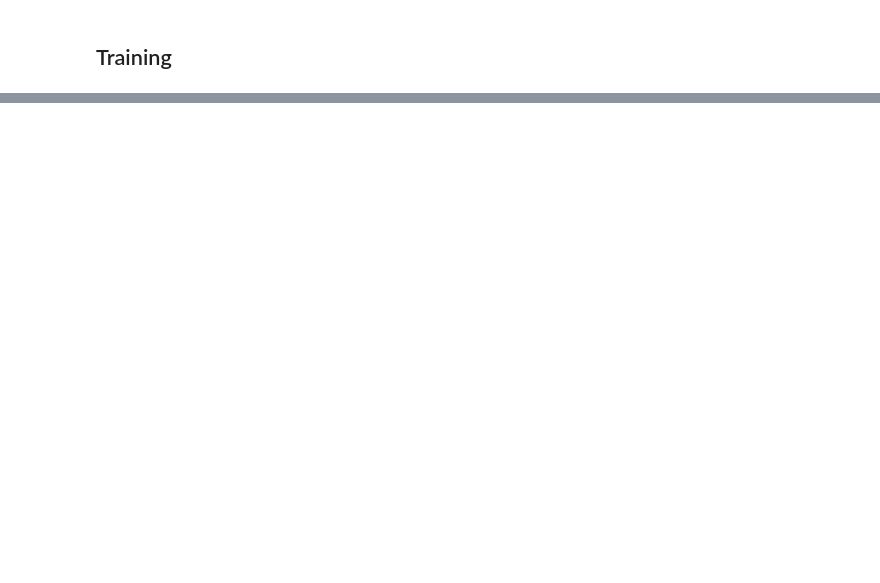
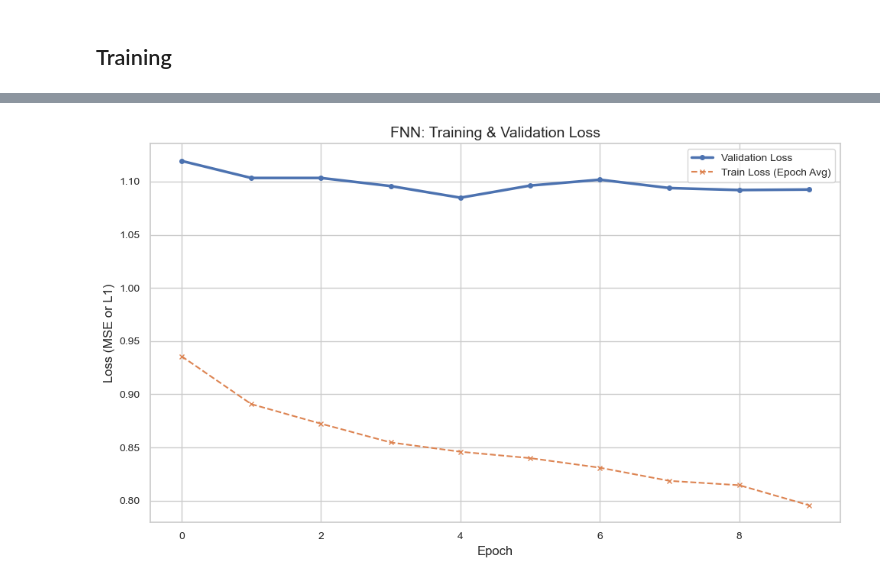
Before and after one commit to utkubah/FPL-Predictor, a Jupyter notebook: notebooks/model_selection.ipynb, the cells around one changed output, grey strips where cells are left out. Drawn from its saved outputs; the diff is of its cells as text; code cells hidden in the pictures; blank space fills up the shorter version.

```diff
--- a/notebooks/model_selection.ipynb
+++ b/notebooks/model_selection.ipynb
@@ -302,7 +374,7 @@ class RNN(pl.LightningModule):
 As transformers can't understand the order of the sequences we add a positional encoding to teach the order of gameweeks
 # %%
 class PositionalEncoding(nn.Module):
-    def __init__(self, d_model, dropout = 0.1, sequence_length = 38):
+    def __init__(self, d_model, dropout = 0.2, sequence_length = 38):
         super().__init__()
         self.dropout = nn.Dropout(p=dropout)
 
@@ -484,7 +590,7 @@ csv_log_paths = {}
 # Fit each model
 for name, model in models.items():
 
-    logger = CSVLogger("csv_logs", name="fpl_experiment")
+    logger = CSVLogger(f"logs_{name}", name="fpl_experiment")
 
     csv_log_paths[name] = logger.log_dir + "/metrics.csv"
 
@@ -521,6 +627,9 @@ test_results = trainer.test(
     dataloaders=test_loader,
 )
 print(test_results)
+
+print(f"{test_results[0]["val_accuracy_exact"]}% of predictions was spot on")
+print(f"Approximately {test_results[0]["test_accuracy_tolerant_1pt"]}% of predictions lie in a tolerance of 1")
 # %% [output]
 Using default `ModelCheckpoint`. Consider installing `litmodels` package to enable `LitModelCheckpoint` for automatic upload to the Lightning model registry.
 GPU available: True (cuda), used: True
@@ -645,0 +701,84 @@ plt.show()
+# %%
+# In your model_selection.ipynb, after the training loop completes for all models
+
+
+# Assume 'csv_log_paths' dictionary is correctly populated:
+# csv_log_paths = {"FNN": "logs/fpl_experiment/FNN_version_X/metrics.csv", ...}
+
+print("\n--- Visualizing Training and Validation Curves (Individual Plots) ---")
+sns.set_theme(style="whitegrid")
+
+if not csv_log_paths:
+    print("No log paths found to plot.")
+else:
+    for model_name, log_path in csv_log_paths.items():
+        if not os.path.exists(log_path):
+            print(f"Log file not found for {model_name} at {log_path}. Skipping.")
+            continue
+
+        # Create a new figure for each model INSIDE the loop
+        plt.figure(figsize=(10, 6))
+
+        try:
+            metrics_df = pd.read_csv(log_path) # Load metrics for the CURRENT model
+
+            plot_title = f"{model_name}: Training & Validation Loss"
+            has_plotted_something = False # Flag to check if any data was actually plotted for this model
+
+            # --- Validation Loss ---
+            if 'epoch' in metrics_df.columns and 'val_loss' in metrics_df.columns:
+                # CORRECTED: Define val_data from the current metrics_df
+                val_data_current_model = metrics_df.dropna(subset=['epoch', 'val_loss'])
+                if not val_data_current_model.empty:
+                    val_data_current_model = val_data_current_model.sort_values(by='epoch')
+                    plt.plot(val_data_current_model['epoch'], val_data_current_model['val_loss'],
+                             label=f'Validation Loss', linewidth=2.5, marker='o', markersize=4)
+                    has_plotted_something = True
+                else:
+                    print(f"No valid 'val_loss' data with 'epoch' found for {model_name}.")
+            else:
+                print(f"Warning: 'val_loss' or 'epoch' not found for {model_name} in {log_path}")
+
+            # --- Training Loss (Epoch Average) ---
+            train_loss_col_to_use = None
+            if 'train_loss_epoch' in metrics_df.columns: # Check for specific epoch average column
+                train_loss_col_to_use = 'train_loss_epoch'
+            elif 'train_loss' in metrics_df.columns and 'epoch' in metrics_df.columns:
+                # This assumes 'train_loss' is already the epoch average
+                train_loss_col_to_use = 'train_loss'
+
+            if train_loss_col_to_use and 'epoch' in metrics_df.columns:
+                # CORRECTED: Define train_data from the current metrics_df
+                train_data_current_model = metrics_df.dropna(subset=['epoch', train_loss_col_to_use])
+                if not train_data_current_model.empty:
+                    train_data_current_model = train_data_current_model.sort_values(by='epoch')
+                    plt.plot(train_data_current_model['epoch'], train_data_current_model[train_loss_col_to_use],
+                             label=f'Train Loss (Epoch Avg)', linestyle='--', marker='x', markersize=4)
+                    has_plotted_something = True
+                else:
+                     print(f"No valid '{train_loss_col_to_use}' data with 'epoch' found for {model_name}.")
+            else:
+                print(f"Warning: Could not determine epoch-level training loss column for {model_name} in {log_path}")
+
+            # Only show plot if something was actually plotted
+            if has_plotted_something:
+                plt.xlabel("Epoch", fontsize=12)
+                plt.ylabel("Loss (MSE or L1)", fontsize=12) # Update if you changed loss
+                plt.title(plot_title, fontsize=14)
+                plt.legend(fontsize=10)
+                plt.xticks(fontsize=10)
+                plt.yticks(fontsize=10)
+                plt.tight_layout()
+                plt.show() # Show plot for current model
+            else:
+                print(f"No data plotted for model: {model_name}")
+                plt.close() # Close the empty figure
+
+        except pd.errors.EmptyDataError:
+            print(f"Log file {log_path} for {model_name} is empty. Skipping.")
+            plt.close() # Close the figure if file is empty
+        except Exception as e:
+            print(f"Error processing/plotting log for {model_name} from {log_path}: {e}")
+            if plt.gcf().get_axes(): # If axes exist on current figure
+                plt.close() # Close the potentially broken plot
+# %% [output]
@@ -645,0 +786 @@ plt.show()
+[figure, added]
```
Also changed, not shown: parts of 12 cells of this notebook, 4 other files.
